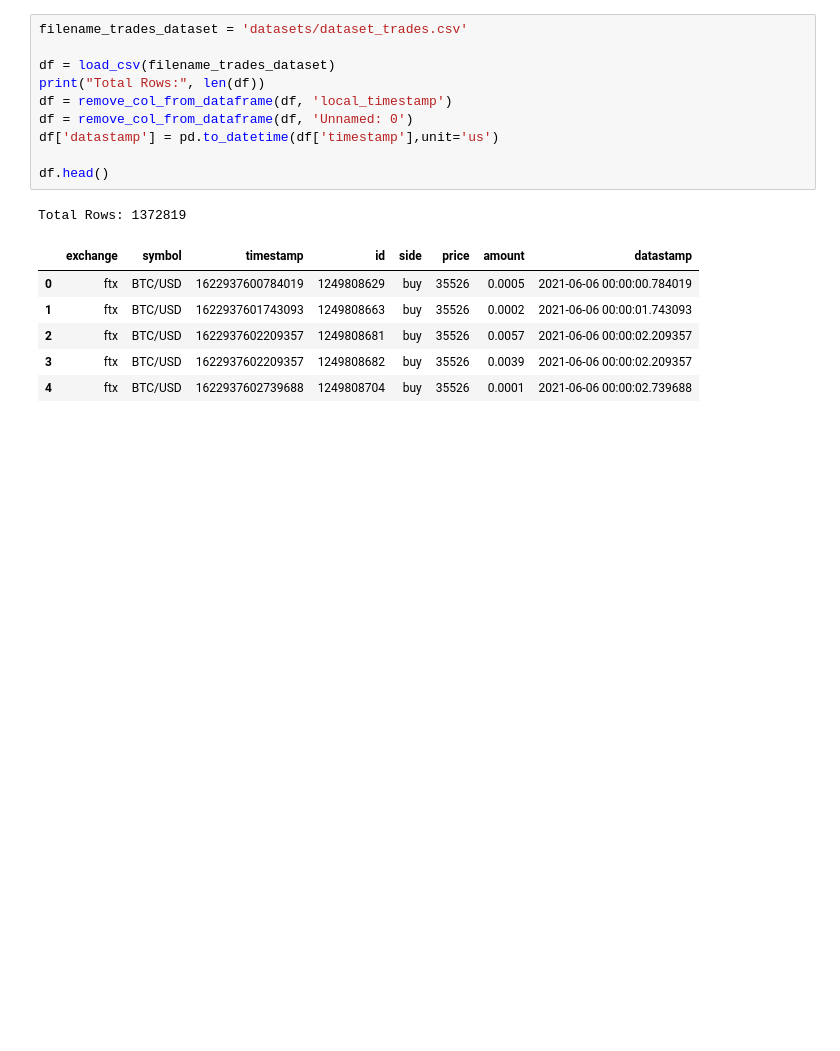
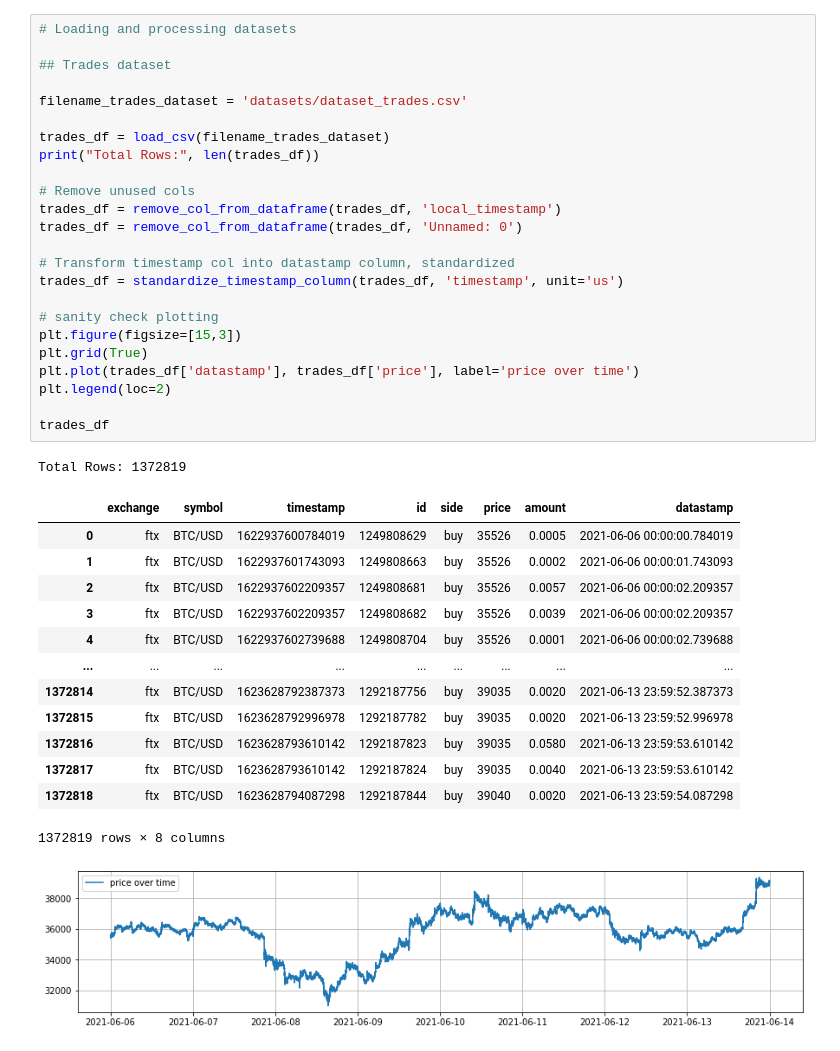
Before and after one commit to FerPapi/transfero_challenge_fp, a Jupyter notebook: Q3.ipynb, the cells around one changed output. Cells and saved outputs as stored; diff of their text form; blank space fills up the shorter version.

Commit message:
add dataframe operations and q3 notebook

```diff
--- a/Q3.ipynb
+++ b/Q3.ipynb
@@ -13,21 +14,43 @@ from src.dataframe_operations import remove_col_from_dataframe
 # %% [output]
 The autoreload extension is already loaded. To reload it, use:
   %reload_ext autoreload
-# %%
-filename_trades_dataset = 'datasets/dataset_trades.csv'
-
-df = load_csv(filename_trades_dataset)
-print("Total Rows:", len(df))
-df = remove_col_from_dataframe(df, 'local_timestamp')
-df = remove_col_from_dataframe(df, 'Unnamed: 0')
-df['datastamp'] = pd.to_datetime(df['timestamp'],unit='us')
-
-df.head()
-# %% [output]
-Total Rows: 1372819
-|  | exchange | symbol | timestamp | id | side | price | amount | datastamp |
-| 0 | ftx | BTC/USD | 1622937600784019 | 1249808629 | buy | 35526 | 0.0005 | 2021-06-06 00:00:00.784019 |
-| 1 | ftx | BTC/USD | 1622937601743093 | 1249808663 | buy | 35526 | 0.0002 | 2021-06-06 00:00:01.743093 |
-| 2 | ftx | BTC/USD | 1622937602209357 | 1249808681 | buy | 35526 | 0.0057 | 2021-06-06 00:00:02.209357 |
-| 3 | ftx | BTC/USD | 1622937602209357 | 1249808682 | buy | 35526 | 0.0039 | 2021-06-06 00:00:02.209357 |
-| 4 | ftx | BTC/USD | 1622937602739688 | 1249808704 | buy | 35526 | 0.0001 | 2021-06-06 00:00:02.739688 |
+# %%
+# Loading and processing datasets
+
+## Trades dataset
+
+filename_trades_dataset = 'datasets/dataset_trades.csv'
+
+trades_df = load_csv(filename_trades_dataset)
+print("Total Rows:", len(trades_df))
+
+# Remove unused cols
+trades_df = remove_col_from_dataframe(trades_df, 'local_timestamp')
+trades_df = remove_col_from_dataframe(trades_df, 'Unnamed: 0')
+
+# Transform timestamp col into datastamp column, standardized
+trades_df = standardize_timestamp_column(trades_df, 'timestamp', unit='us')
+
+# sanity check plotting
+plt.figure(figsize=[15,3])
+plt.grid(True)
+plt.plot(trades_df['datastamp'], trades_df['price'], label='price over time')
+plt.legend(loc=2)
+
+trades_df
+# %% [output]
+Total Rows: 1372819
+|  | exchange | symbol | timestamp | id | side | price | amount | datastamp |
+| 0 | ftx | BTC/USD | 1622937600784019 | 1249808629 | buy | 35526 | 0.0005 | 2021-06-06 00:00:00.784019 |
+| 1 | ftx | BTC/USD | 1622937601743093 | 1249808663 | buy | 35526 | 0.0002 | 2021-06-06 00:00:01.743093 |
+| 2 | ftx | BTC/USD | 1622937602209357 | 1249808681 | buy | 35526 | 0.0057 | 2021-06-06 00:00:02.209357 |
+| 3 | ftx | BTC/USD | 1622937602209357 | 1249808682 | buy | 35526 | 0.0039 | 2021-06-06 00:00:02.209357 |
+| 4 | ftx | BTC/USD | 1622937602739688 | 1249808704 | buy | 35526 | 0.0001 | 2021-06-06 00:00:02.739688 |
+| ... | ... | ... | ... | ... | ... | ... | ... | ... |
+| 1372814 | ftx | BTC/USD | 1623628792387373 | 1292187756 | buy | 39035 | 0.0020 | 2021-06-13 23:59:52.387373 |
+| 1372815 | ftx | BTC/USD | 1623628792996978 | 1292187782 | buy | 39035 | 0.0020 | 2021-06-13 23:59:52.996978 |
+| 1372816 | ftx | BTC/USD | 1623628793610142 | 1292187823 | buy | 39035 | 0.0580 | 2021-06-13 23:59:53.610142 |
+| 1372817 | ftx | BTC/USD | 1623628793610142 | 1292187824 | buy | 39035 | 0.0040 | 2021-06-13 23:59:53.610142 |
+| 1372818 | ftx | BTC/USD | 1623628794087298 | 1292187844 | buy | 39040 | 0.0020 | 2021-06-13 23:59:54.087298 |
+1372819 rows × 8 columns
+[figure, added]
```
Also changed, not shown: parts of 7 cells of this notebook, 1 other file.
